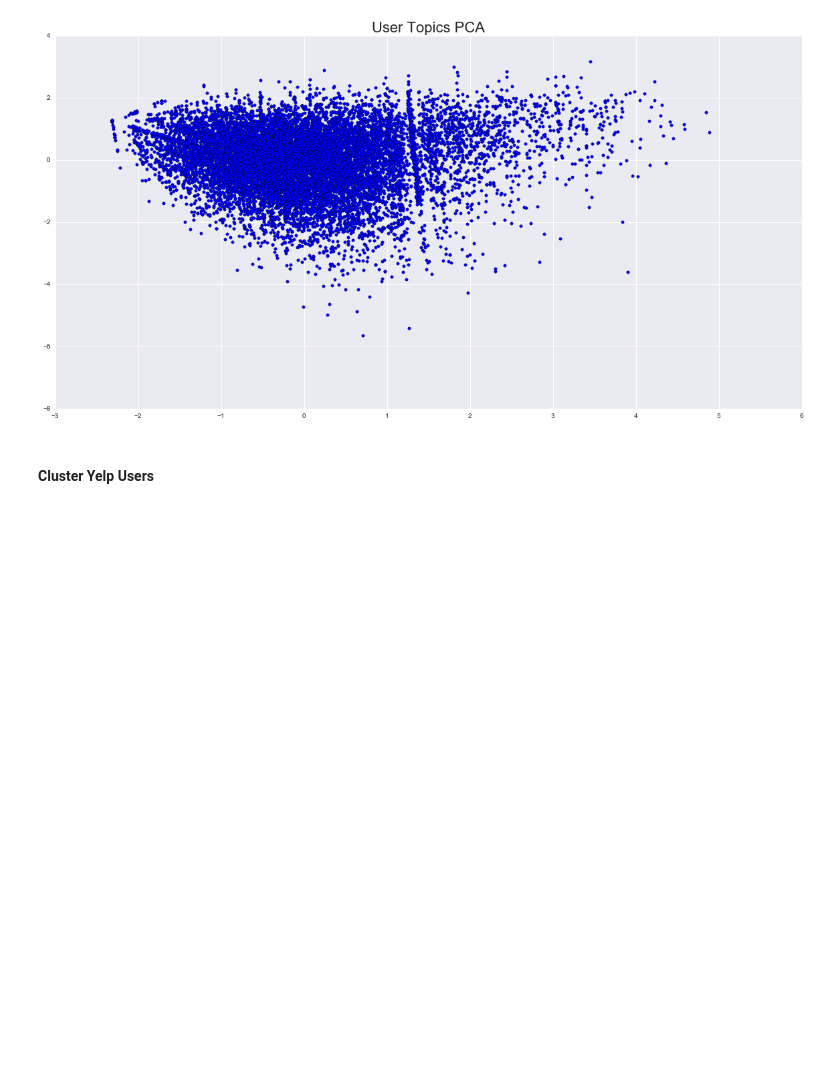
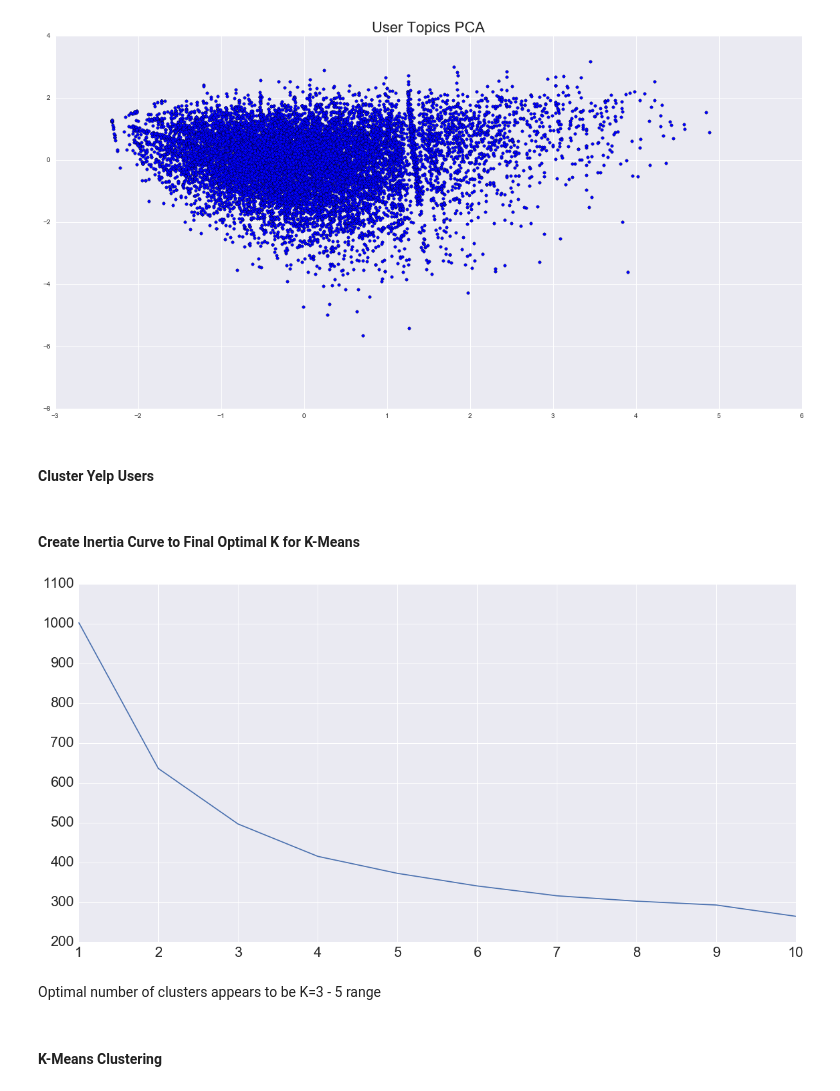
Before and after one commit to whugue/Yelp-User-Similarity, a Jupyter notebook: Yelp-Cluster.ipynb, the cells around one changed output. Cells and saved outputs as stored; diff of their text form; code cells hidden in the pictures; blank space fills up the shorter version.

```diff
--- a/Yelp-Cluster.ipynb
+++ b/Yelp-Cluster.ipynb
@@ -149,3 +146,26 @@ plt.title("User Topics PCA", fontsize=22)
 [figure]
 # %% [markdown]
 #### Cluster Yelp Users
+# %% [markdown]
+#### Create Inertia Curve to Final Optimal K for K-Means
+# %%
+def plot_inertia(df, varlist, max_clusters):
+    inertias = []
+    for n in range(1 ,max_clusters):
+        model = MiniBatchKMeans(n_clusters=n, random_state=4444)
+        model.fit(df[varlist])
+
+        inertias.append(model.inertia_)
+
+    plt.plot(inertias)
+# %%
+plt.figure(figsize=(20,10))
+plot_inertia(user, ["pct_food","pct_service","pct_ambience","pct_value"], max_clusters=11)
+plt.xticks([x for x in range(0,10)],[x for x in range(1,11)])
+plt.tick_params(labelsize=22)
+# %% [output]
+[figure, added]
+# %% [markdown]
+Optimal number of clusters appears to be K=3 - 5 range
+# %% [markdown]
+#### K-Means Clustering
```
Also changed, not shown: parts of 24 cells of this notebook, 1 other file.
